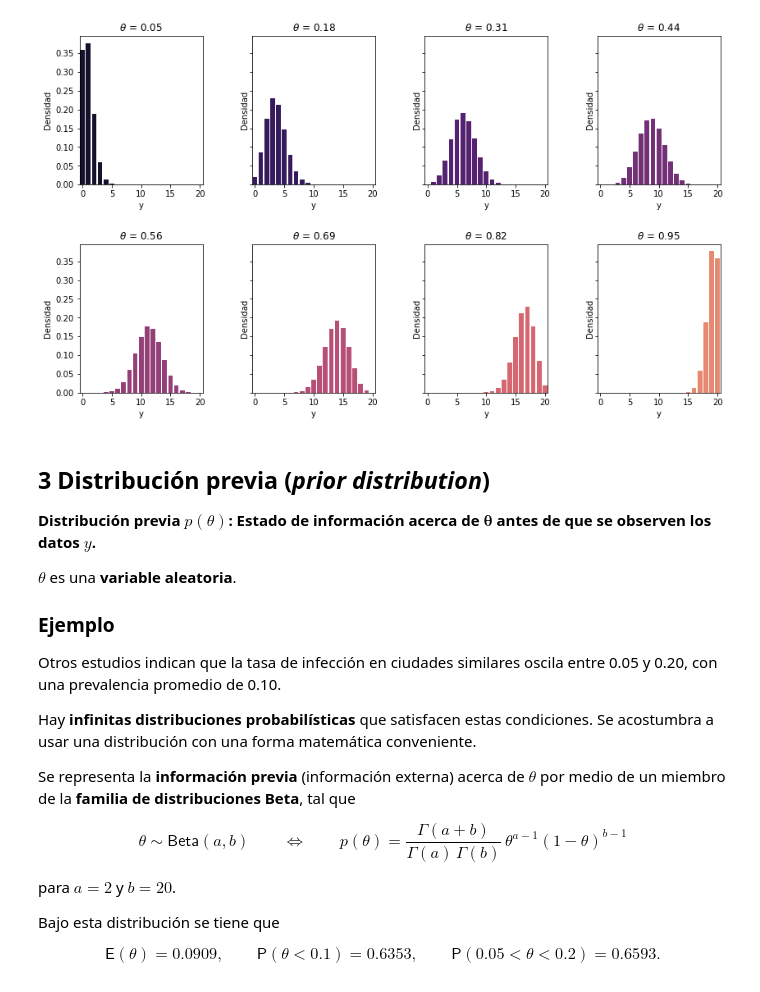
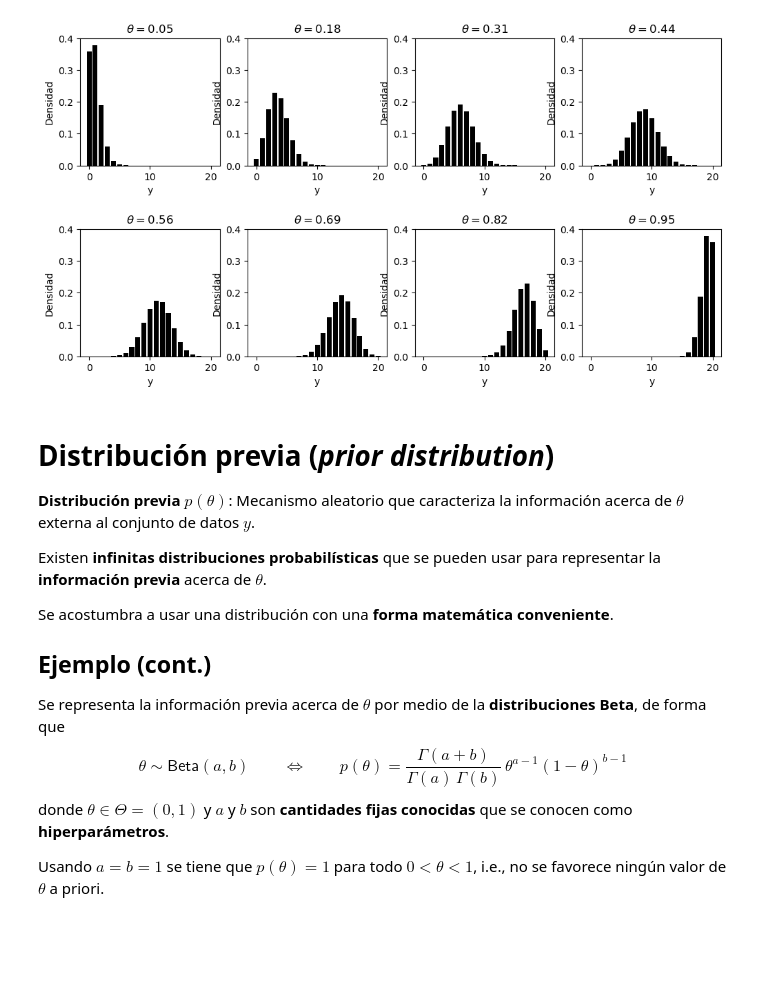
Before and after one commit to jstats1702/estadistica-bayesiana, a Jupyter notebook: 01-introduccion.ipynb, the cells around one changed output. Cells and saved outputs as stored; diff of their text form; code cells hidden in the pictures; blank space fills up the shorter version.

```diff
--- a/01-introduccion.ipynb
+++ b/01-introduccion.ipynb
@@ -41,47 +42,38 @@ para $y\in\mathcal{Y}$ y $\theta\in\Theta$.
 # %%
 n = 20
 m = 8
-theta = np.linspace(start = 0.05, stop = 0.95, num = m)
-col = sns.color_palette('magma', n_colors = 10)
-f, axes = plt.subplots(2, 4, figsize = (14, 8), sharey = True)
-plt.subplots_adjust(wspace = 0.4, hspace = 0.4)
-for i in range(m):
-    sns.barplot(x = np.arange(0, n+1), y = st.binom.pmf(range(n+1), n, theta[i]), color = col[i], ax = axes[int(i>3),i%4])
-    axes[int(i>3),i%4].set_ylabel('Densidad')
-    axes[int(i>3),i%4].set_xlabel('y')
-    axes[int(i>3),i%4].set_title(r'$\theta$ = ' + str(round(theta[i], 2)))
-    axes[int(i>3),i%4].set_xticks(np.linspace(0, 20, 5))
+theta = np.linspace(0.05, 0.95, m)
+
+fig, axs = plt.subplots(2, 4, figsize=(12, 6))
+fig.subplots_adjust(hspace=0.5)
+for i, ax in enumerate(axs.flatten()):
+    y = binom.pmf(range(n + 1), n, theta[i])
+    ax.bar(range(n + 1), y, color='black')
+    ax.set(xlabel='y', ylabel='Densidad', title=r'$\theta = {}$'.format(round(theta[i], 2)))
+    ax.set_ylim(0, 0.4)
+
+plt.show()
 # %% [output]
-[figure, old version]
+[figure, new version]
 # %% [markdown]
-## 3 Distribución previa (*prior distribution*)
+# Distribución previa (*prior distribution*)
 
-**Distribución previa $p(\theta)$: Estado de información acerca de $\boldsymbol{\theta}$ antes de que se observen los datos $y$.**
+**Distribución previa $p(\theta)$**: Mecanismo aleatorio que caracteriza la información acerca de $\theta$ externa al conjunto de datos $y$.
 
-$\theta$ es una **variable aleatoria**.
+Existen **infinitas distribuciones probabilísticas** que se pueden usar para representar la **información previa** acerca de $\theta$.
+
+Se acostumbra a usar una distribución con una **forma matemática conveniente**.
 
 
-### Ejemplo
+## Ejemplo (cont.)
 
-Otros estudios indican que la tasa de infección en ciudades similares oscila entre 0.05 y 0.20, con una prevalencia promedio de 0.10.
-
-Hay **infinitas distribuciones probabilísticas** que satisfacen estas condiciones. Se acostumbra a usar una distribución con una forma matemática conveniente.
-
-Se representa la **información previa** (información externa) acerca de $\theta$ por medio de un miembro de la **familia de distribuciones Beta**, tal que
-
+Se representa la información previa acerca de $\theta$ por medio de la **distribuciones Beta**, de forma que
 $$
 \theta\sim\textsf{Beta}(a,b)
 \qquad\Longleftrightarrow\qquad
 p(\theta) = \frac{\Gamma(a+b)}{\Gamma(a)\,\Gamma(b)}\,\theta^{a-1}(1-\theta)^{b-1}
 $$
+donde $\theta\in\Theta=(0,1)$ y $a$ y $b$ son **cantidades fijas conocidas** que se conocen como **hiperparámetros**.
 
-para $a=2$ y $b = 20$.
-
-Bajo esta distribución se tiene que
-
-$$
-\textsf{E}(\theta) = 0.0909,\qquad
-\textsf{P}(\theta < 0.1) = 0.6353,\qquad
-\textsf{P}(0.05 < \theta < 0.2) = 0.6593.
-$$
+Usando $a=b=1$ se tiene que $p(\theta) = 1$ para todo $0<\theta<1$, i.e., no se favorece ningún valor de $\theta$ a priori.
 # %%
```
Also changed, not shown: parts of 14 cells of this notebook, 1 other file.
